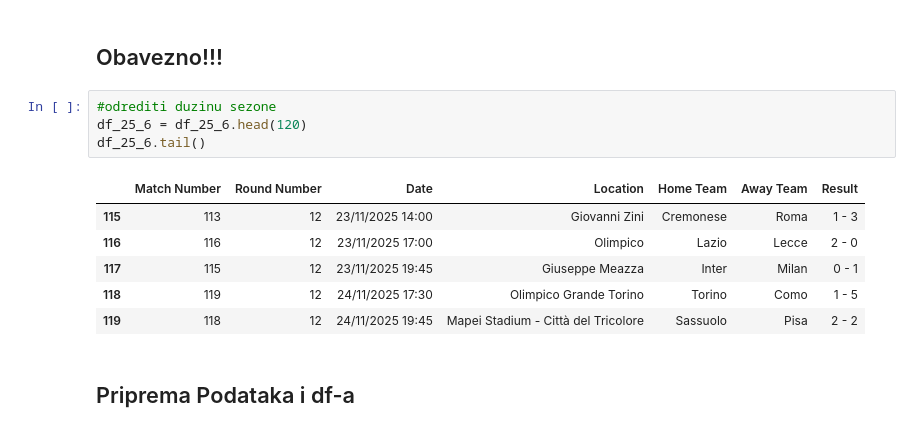
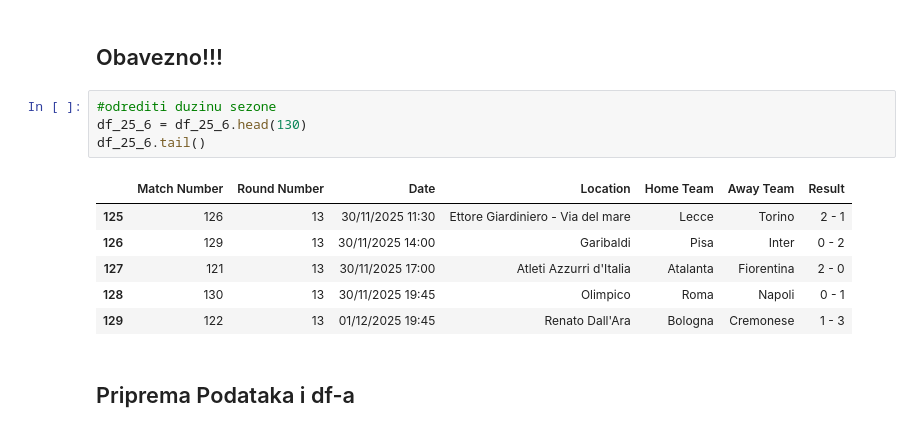
Before and after one commit to AmirBih/pred-rez-seriA, a Jupyter notebook: Odredi Formu Timova - Svako Kolo!.ipynb, the cells around one changed output. Cells and saved outputs as stored; diff of their text form.

```diff
--- a/Odredi Formu Timova - Svako Kolo!.ipynb
+++ b/Odredi Formu Timova - Svako Kolo!.ipynb
@@ -13,15 +13,15 @@ df_25_6 = pd.read_csv("serie-a-2025.csv")
 ## Obavezno!!!
 # %%
 #odrediti duzinu sezone
-df_25_6 = df_25_6.head(120)
+df_25_6 = df_25_6.head(130)
 df_25_6.tail()
 # %% [output]
 |  | Match Number | Round Number | Date | Location | Home Team | Away Team | Result |
-| 115 | 113 | 12 | 23/11/2025 14:00 | Giovanni Zini | Cremonese | Roma | 1 - 3 |
-| 116 | 116 | 12 | 23/11/2025 17:00 | Olimpico | Lazio | Lecce | 2 - 0 |
-| 117 | 115 | 12 | 23/11/2025 19:45 | Giuseppe Meazza | Inter | Milan | 0 - 1 |
-| 118 | 119 | 12 | 24/11/2025 17:30 | Olimpico Grande Torino | Torino | Como | 1 - 5 |
-| 119 | 118 | 12 | 24/11/2025 19:45 | Mapei Stadium - Città del Tricolore | Sassuolo | Pisa | 2 - 2 |
+| 125 | 126 | 13 | 30/11/2025 11:30 | Ettore Giardiniero - Via del mare | Lecce | Torino | 2 - 1 |
+| 126 | 129 | 13 | 30/11/2025 14:00 | Garibaldi | Pisa | Inter | 0 - 2 |
+| 127 | 121 | 13 | 30/11/2025 17:00 | Atleti Azzurri d'Italia | Atalanta | Fiorentina | 2 - 0 |
+| 128 | 130 | 13 | 30/11/2025 19:45 | Olimpico | Roma | Napoli | 0 - 1 |
+| 129 | 122 | 13 | 01/12/2025 19:45 | Renato Dall'Ara | Bologna | Cremonese | 1 - 3 |
 # %% [markdown]
 ## Priprema Podataka i df-a
 # %%
```
Also changed, not shown: parts of 4 cells of this notebook, 8 other files.
